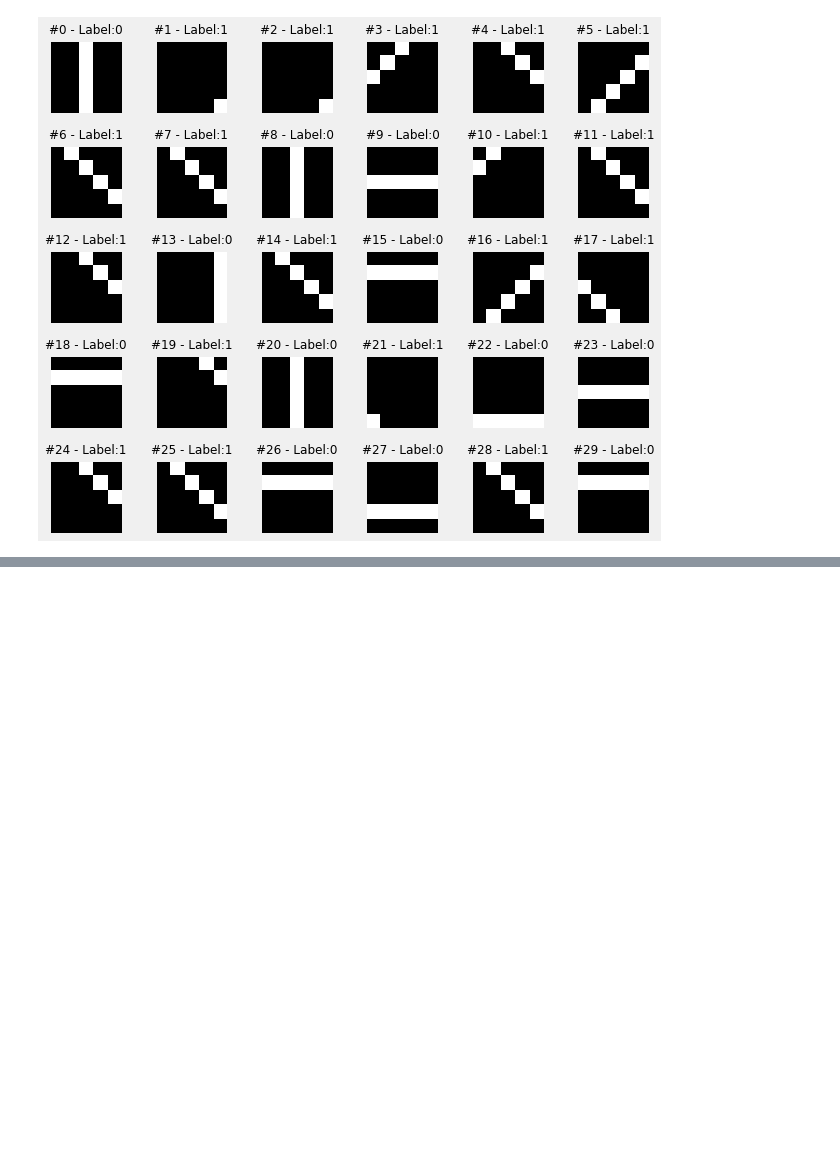
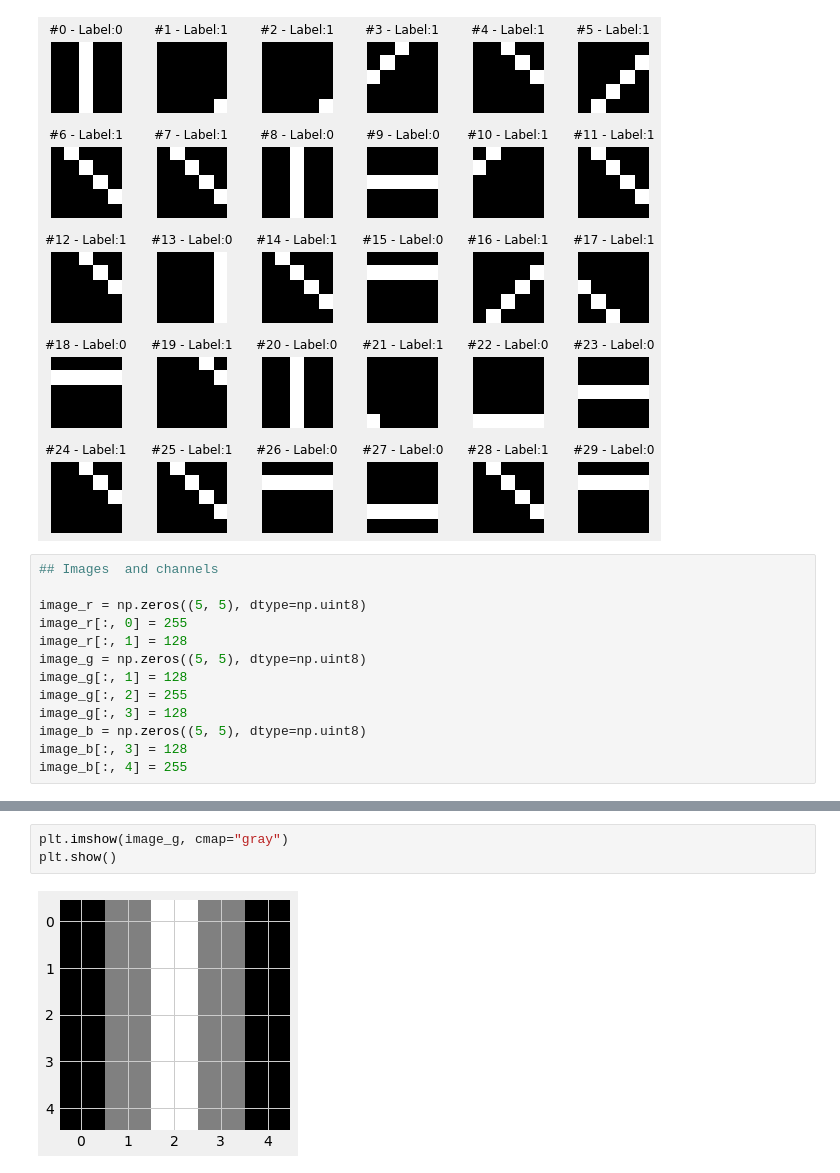
Before and after one commit to ridhimagarg/PyTorchBook, a Jupyter notebook: Chapter04.ipynb, the cells around one changed output, grey strips where cells are left out. Cells and saved outputs as stored; diff of their text form; blank space fills up the shorter version.

```diff
--- a/Chapter04.ipynb
+++ b/Chapter04.ipynb
@@ -32,3 +32,16 @@ images, labels = generate_dataset(img_size=5, n_images=300, seed=13)
 fig = plot_images(images, labels, n_plot=30)
 # %% [output]
 [figure]
+# %%
+## Images  and channels
+
+image_r = np.zeros((5, 5), dtype=np.uint8)
+image_r[:, 0] = 255
+image_r[:, 1] = 128
+image_g = np.zeros((5, 5), dtype=np.uint8)
+image_g[:, 1] = 128
+image_g[:, 2] = 255
+image_g[:, 3] = 128
+image_b = np.zeros((5, 5), dtype=np.uint8)
+image_b[:, 3] = 128
+image_b[:, 4] = 255
@@ -34,0 +64,5 @@ fig = plot_images(images, labels, n_plot=30)
+# %%
+plt.imshow(image_g, cmap="gray")
+plt.show()
+# %% [output]
+[figure, added]
```
Also changed, not shown: parts of 3 cells of this notebook.
